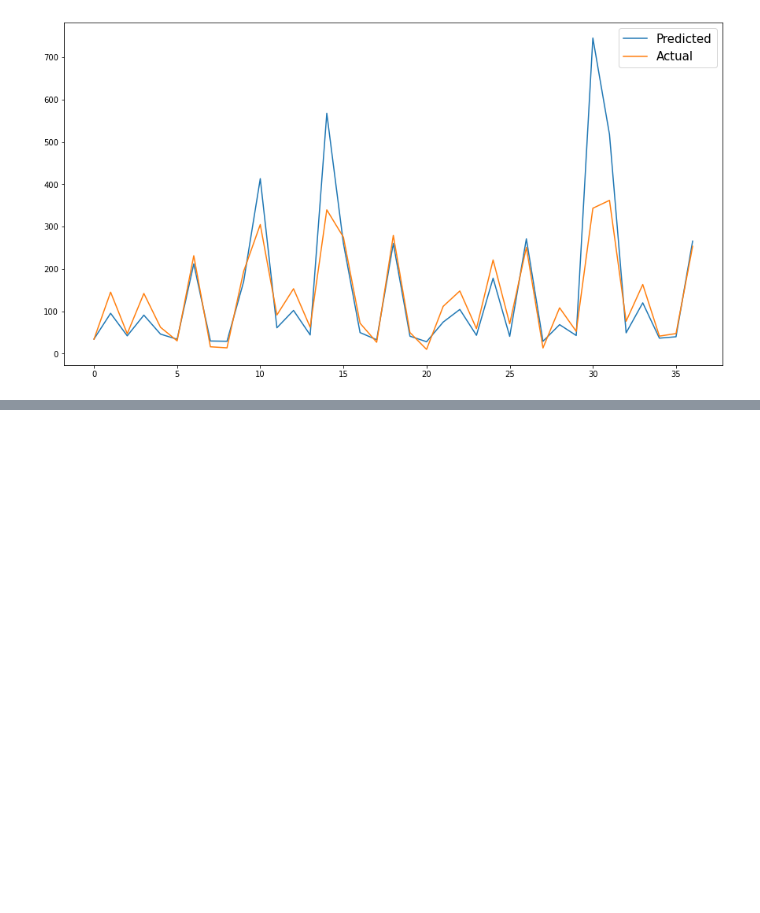
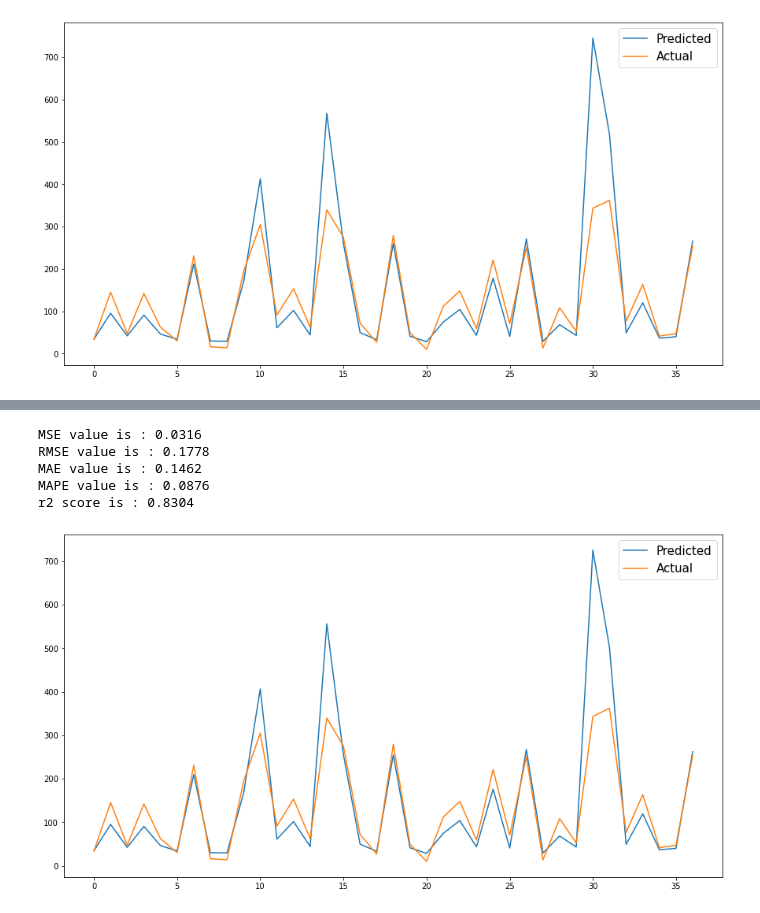
Before and after one commit to Kaushaljha488/-Kaushal-Yes-Bank-Stock-Closing-Price-Prediction, a Jupyter notebook: Kaushal_Yes_Bank_Stock_Closing_Price_Prediction.ipynb, the cells around one changed output, grey strips where cells are left out. Saved outputs shown, nothing was run; the diff lists cells and outputs as text; code cells hidden in the pictures; blank space fills up the shorter version.

```diff
--- a/Kaushal_Yes_Bank_Stock_Closing_Price_Prediction.ipynb
+++ b/Kaushal_Yes_Bank_Stock_Closing_Price_Prediction.ipynb
@@ -745,0 +820,4 @@ plt.show()
+# %%
+#Prediction
+y_pred_elastic=elastic_regg.predict(X_test)
+y_pred_elastic
@@ -745,0 +833,22 @@ plt.show()
+# %%
+#Checking the test performance of ElasticNet Regression after CrossValidation Using Evaluation MAtrics
+print("MSE value is :",round(mean_squared_error(y_test, y_pred_elastic), 4))
+print("RMSE value is :",round(math.sqrt(mean_squared_error(y_test, y_pred_elastic)),4))
+print("MAE value is :",round(mean_absolute_error(y_test, y_pred_elastic),4))
+print("MAPE value is :",round(mean_absolute_percentage_error(y_test, y_pred_elastic),4))
+print("r2 score is :",round(r2_score(y_test, y_pred_elastic), 4))
+# %% [output]
+MSE value is : 0.0316
+RMSE value is : 0.1778
+MAE value is : 0.1462
+MAPE value is : 0.0876
+r2 score is : 0.8304
+# %%
+#Plotting Actual vs Predicted for ElasticNet Regression after CrossValidation
+plt.figure(figsize=(15,8))
+plt.plot(10**y_pred_elastic)
+plt.plot(10**(np.array(y_test)))
+plt.legend(['Predicted','Actual'],fontsize=15)
+plt.show()
+# %% [output]
+[figure, added]
```
Also changed, not shown: parts of 10 cells of this notebook.
